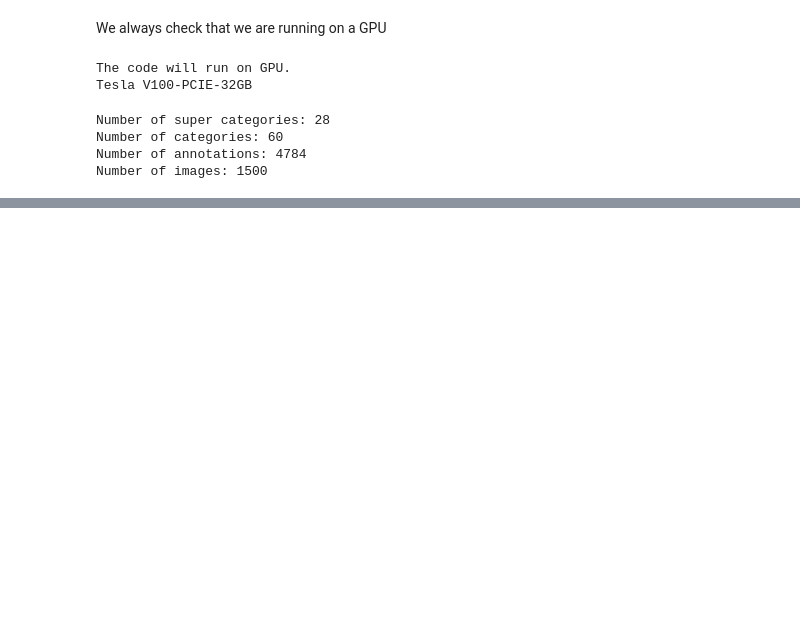
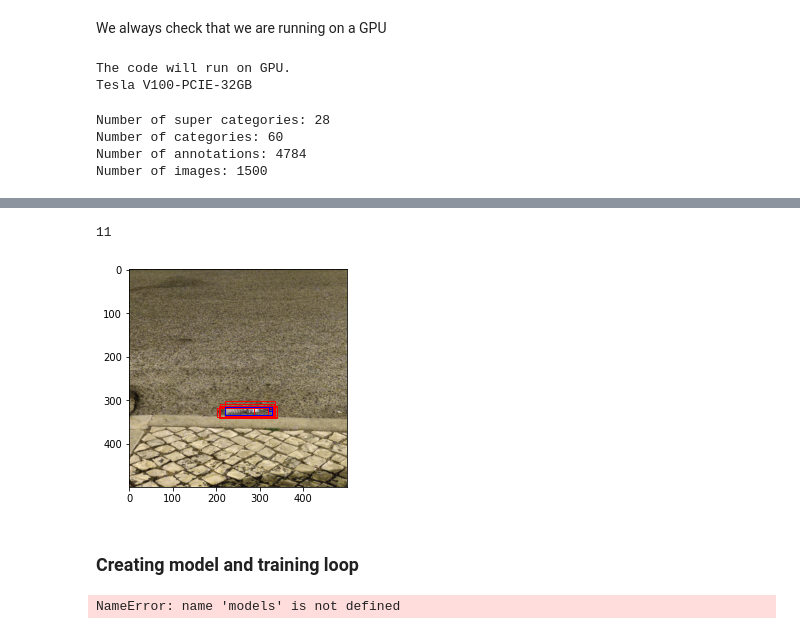
Before and after one commit to victor-flindt/02514_DeepLearing_CV, a Jupyter notebook: project1/Project_1_2_RCNN.ipynb, the cells around one changed output, grey strips where cells are left out. Cells and saved outputs as stored; diff of their text form; code cells hidden in the pictures; blank space fills up the shorter version.

Commit message:
Backup pre-training loop

```diff
--- a/project1/Project_1_2_RCNN.ipynb
+++ b/project1/Project_1_2_RCNN.ipynb
@@ -169,0 +213,44 @@ plt.imshow(a[0][0])
+# %%
+image,data = np.asarray(next(iter(train_dataloader))[0])
+# %%
+og_height = coco.loadImgs(data[0]["image_id"])[0]["height"]
+og_width  = coco.loadImgs(data[0]["image_id"])[0]["width"]
+x_scale = 500/og_width
+y_scale = 500/og_height
+# %%
+image = np.asarray(image)
+ss = cv2.ximgproc.segmentation.createSelectiveSearchSegmentation()
+ss.setBaseImage(image)
+ss.switchToSelectiveSearchFast()
+rects = ss.process()
+# %%
+inside = get_iou(data,rects)
+print(len(inside))
+# %% [output]
+11
+# %%
+plt.imshow(image)
+
+for index,rect in enumerate(inside):
+    plt.gca().add_patch(Rectangle((rect[0],rect[1]),rect[2],rect[3],
+                        edgecolor='red',
+                        facecolor='none',
+                        lw=1))
+    for i in range(len(data)):
+        plt.gca().add_patch(Rectangle((data[i]["bbox"][0]*x_scale,data[i]["bbox"][1]*y_scale),data[i]["bbox"][2]*x_scale,data[i]["bbox"][3]*y_scale,
+                            edgecolor='blue',
+                            facecolor='none',
+                            lw=1))
+# %% [output]
+[figure, added]
+# %% [markdown]
+### Creating model and training loop
+# %%
+model = models.mobilenet_v3_large()
+
+### Changing the last layer to be 10 instead of 1000
+model.classifier[3] = nn.Linear(1280,60,bias=True)
+
+model = model.to(device)
+# %% [output]
+NameError: name 'models' is not defined
```
Also changed, not shown: parts of 11 cells of this notebook, 2 other files.
